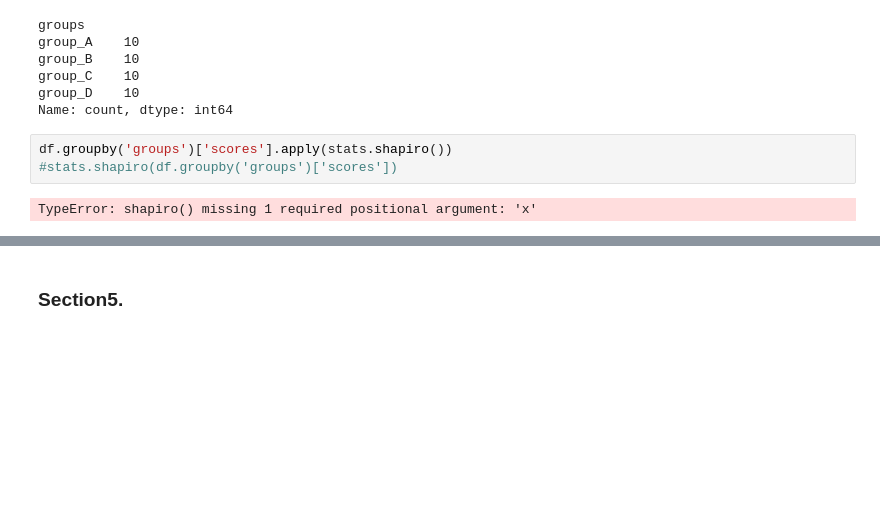
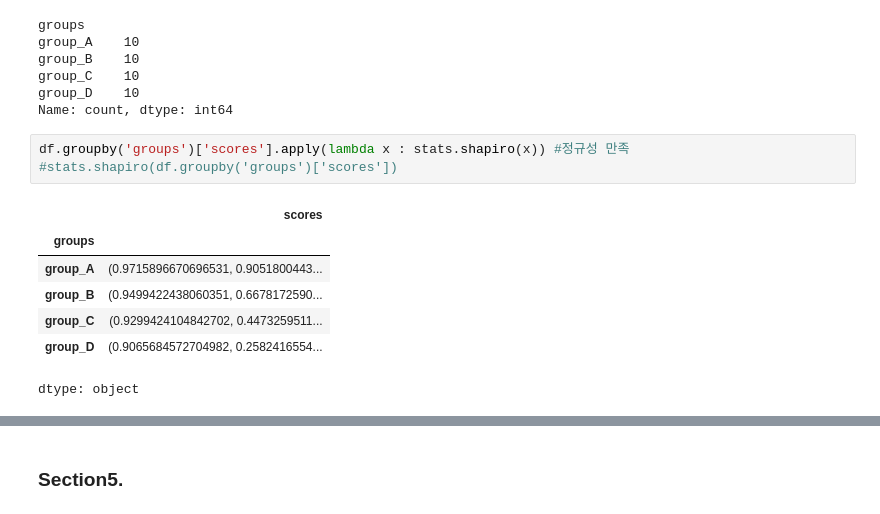
Before and after one commit to YeEun8/test1, a Jupyter notebook: part3/ch6/ch6_ex_type3.ipynb, the cells around one changed output, grey strips where cells are left out. Drawn from its saved outputs; the diff is of its cells as text; blank space fills up the shorter version.

```diff
--- a/part3/ch6/ch6_ex_type3.ipynb
+++ b/part3/ch6/ch6_ex_type3.ipynb
@@ -183,7 +181,13 @@ group_C    10
 group_D    10
 Name: count, dtype: int64
 # %%
-df.groupby('groups')['scores'].apply(stats.shapiro())
+df.groupby('groups')['scores'].apply(lambda x : stats.shapiro(x)) #정규성 만족
 #stats.shapiro(df.groupby('groups')['scores'])
 # %% [output]
+|  | scores |
+| groups |  |
+| group_A | (0.9715896670696531, 0.9051800443... |
+| group_B | (0.9499422438060351, 0.6678172590... |
+| group_C | (0.9299424104842702, 0.4473259511... |
+| group_D | (0.9065684572704982, 0.2582416554... |
-TypeError: shapiro() missing 1 required positional argument: 'x'
+dtype: object
```
Also changed, not shown: parts of 14 cells of this notebook.
